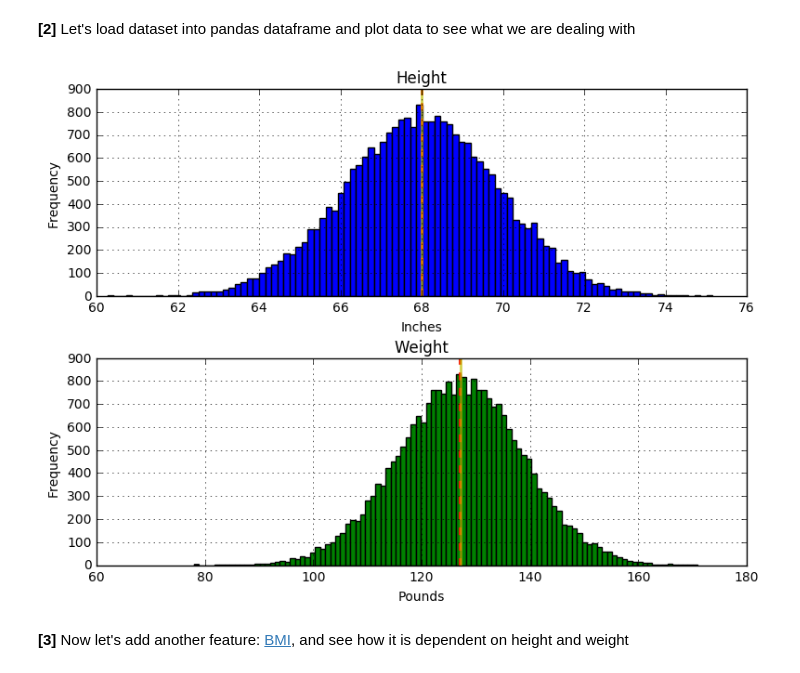
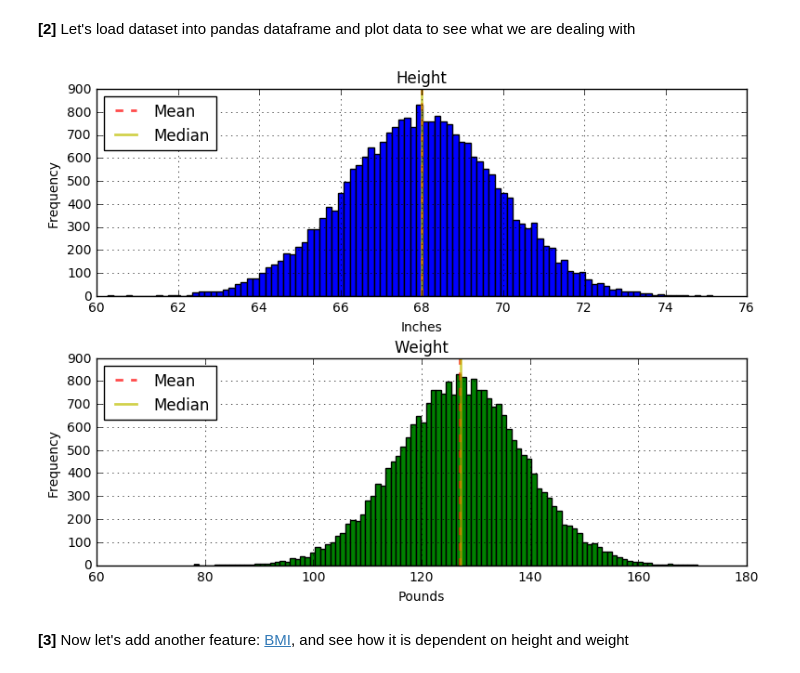
Before and after one commit to EvdokimovN/S7DataScience, a Jupyter notebook: S7DataScience.ipynb, the cells around one changed output. Drawn from its saved outputs; the diff is of its cells as text; code cells hidden in the pictures.

```diff
--- a/S7DataScience.ipynb
+++ b/S7DataScience.ipynb
@@ -19,23 +19,24 @@ height_column_index = 'Height'
 # %%
 BINS = 100
 COLORS = ['b', 'g']
 Xlabels = ['Inches', 'Pounds']
 
 #Throw error if num of colors and columns differ
 assert(len(COLORS) == len(df.columns))
 
 fig, axes = plt.subplots(len(df.columns))
 
 #Hacky way to prevent labels overlapping
 fig.tight_layout(pad=-5)
 for col, axis, c, l in zip(df.columns, axes, COLORS, Xlabels):
     axis.set_ylabel("Frequency")
     axis.set_xlabel(l)
-    axis.axvline(df[col].mean(), color = 'r', linestyle='dashed', linewidth=2)
-    axis.axvline(df[col].median(), color = 'y', linewidth=2, alpha=0.7)
+    axis.axvline(df[col].mean(), color = 'r', linestyle='dashed', linewidth=2, alpha=0.7, label="Mean")
+    axis.axvline(df[col].median(), color = 'y', linewidth=2, alpha=0.7, label="Median")
+    axis.legend(loc='upper left')
     df.hist(column = col, bins = BINS, ax=axis, color=c)
 # %% [output]
-[figure, old version]
+[figure, new version]
 # %% [markdown]
 **[3]** Now let's add another feature: [BMI](https://en.wikipedia.org/wiki/Body_mass_index), and see how it is dependent on height and weight
 # %%
```
Also changed, not shown: parts of 1 cell of this notebook.
